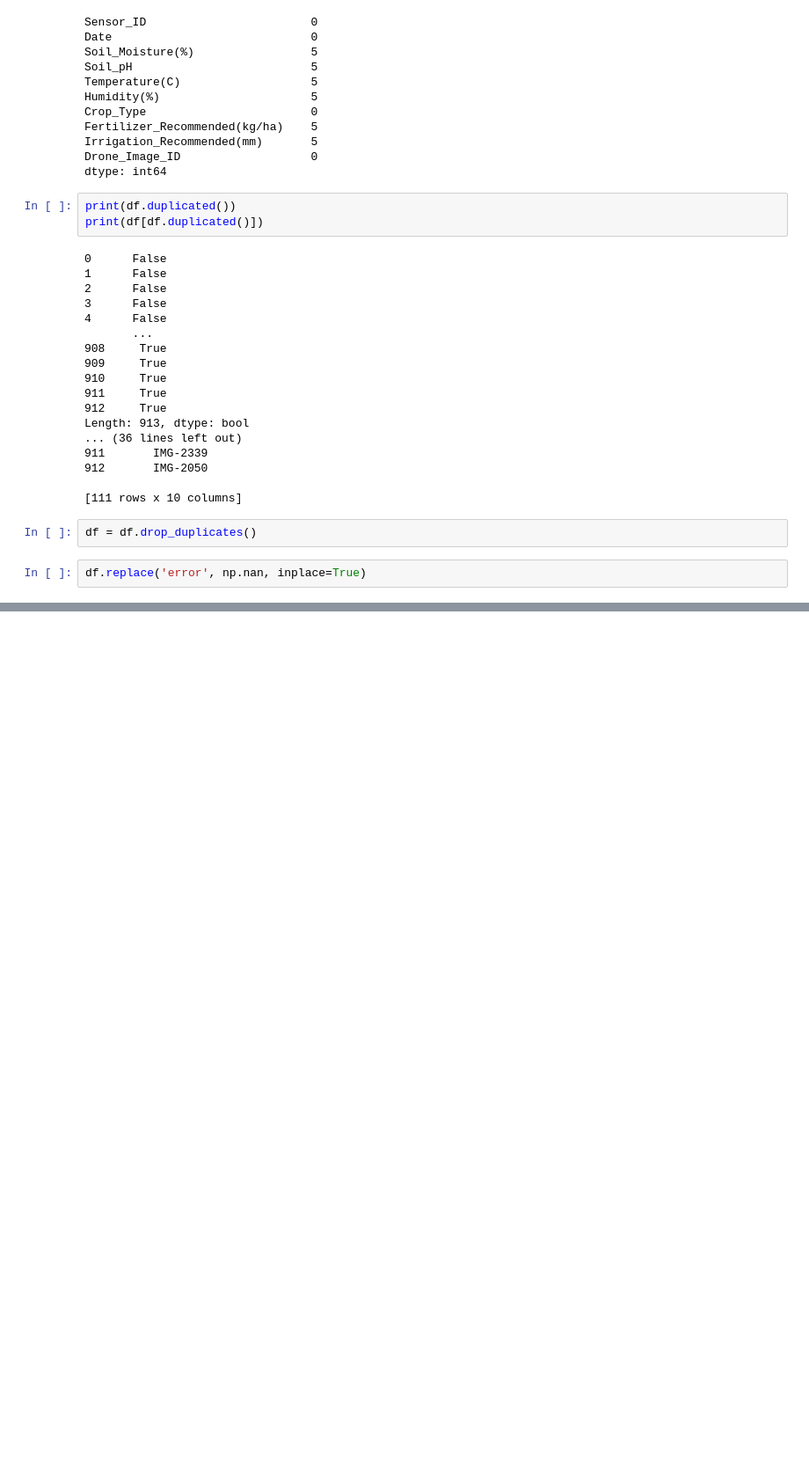
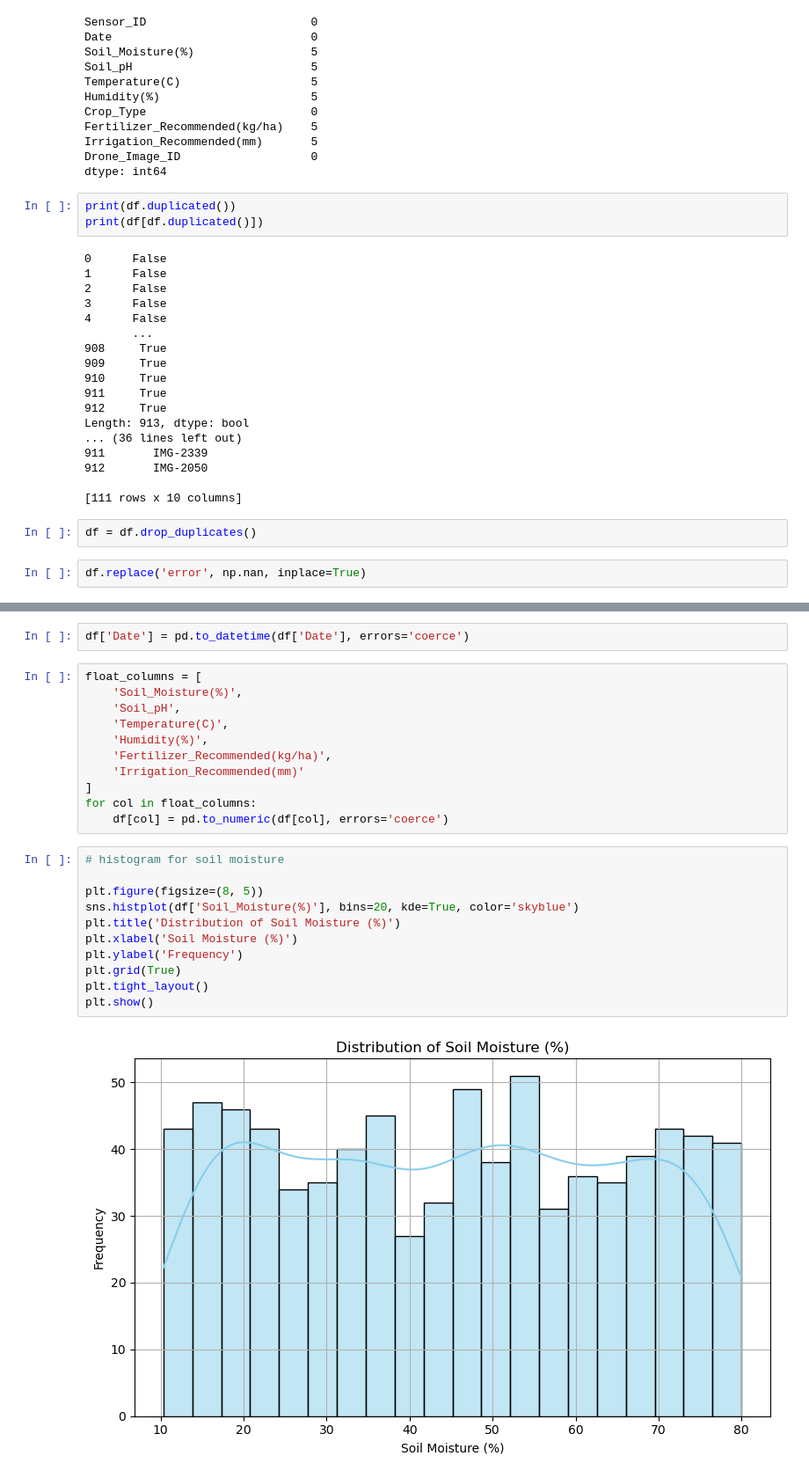
Before and after one commit to arthursuuna/SSUUNA_ARTHUR, a Jupyter notebook: assignment5.ipynb, the cells around one changed output, grey strips where cells are left out. Shown: that part at 88% size. Drawn from its saved outputs; the diff is of its cells as text; blank space fills up the shorter version.

```diff
--- a/assignment5.ipynb
+++ b/assignment5.ipynb
@@ -99,0 +114,26 @@ df.replace('error', np.nan, inplace=True)
+# %%
+df['Date'] = pd.to_datetime(df['Date'], errors='coerce')
+# %%
+float_columns = [
+    'Soil_Moisture(%)',
+    'Soil_pH',
+    'Temperature(C)',
+    'Humidity(%)',
+    'Fertilizer_Recommended(kg/ha)',
+    'Irrigation_Recommended(mm)'
+]
+for col in float_columns:
+    df[col] = pd.to_numeric(df[col], errors='coerce')
+# %%
+# histogram for soil moisture
+
+plt.figure(figsize=(8, 5))
+sns.histplot(df['Soil_Moisture(%)'], bins=20, kde=True, color='skyblue')
+plt.title('Distribution of Soil Moisture (%)')
+plt.xlabel('Soil Moisture (%)')
+plt.ylabel('Frequency')
+plt.grid(True)
+plt.tight_layout()
+plt.show()
+# %% [output]
+[figure, added]
```
Also changed, not shown: parts of 9 cells of this notebook, 2 other files.
